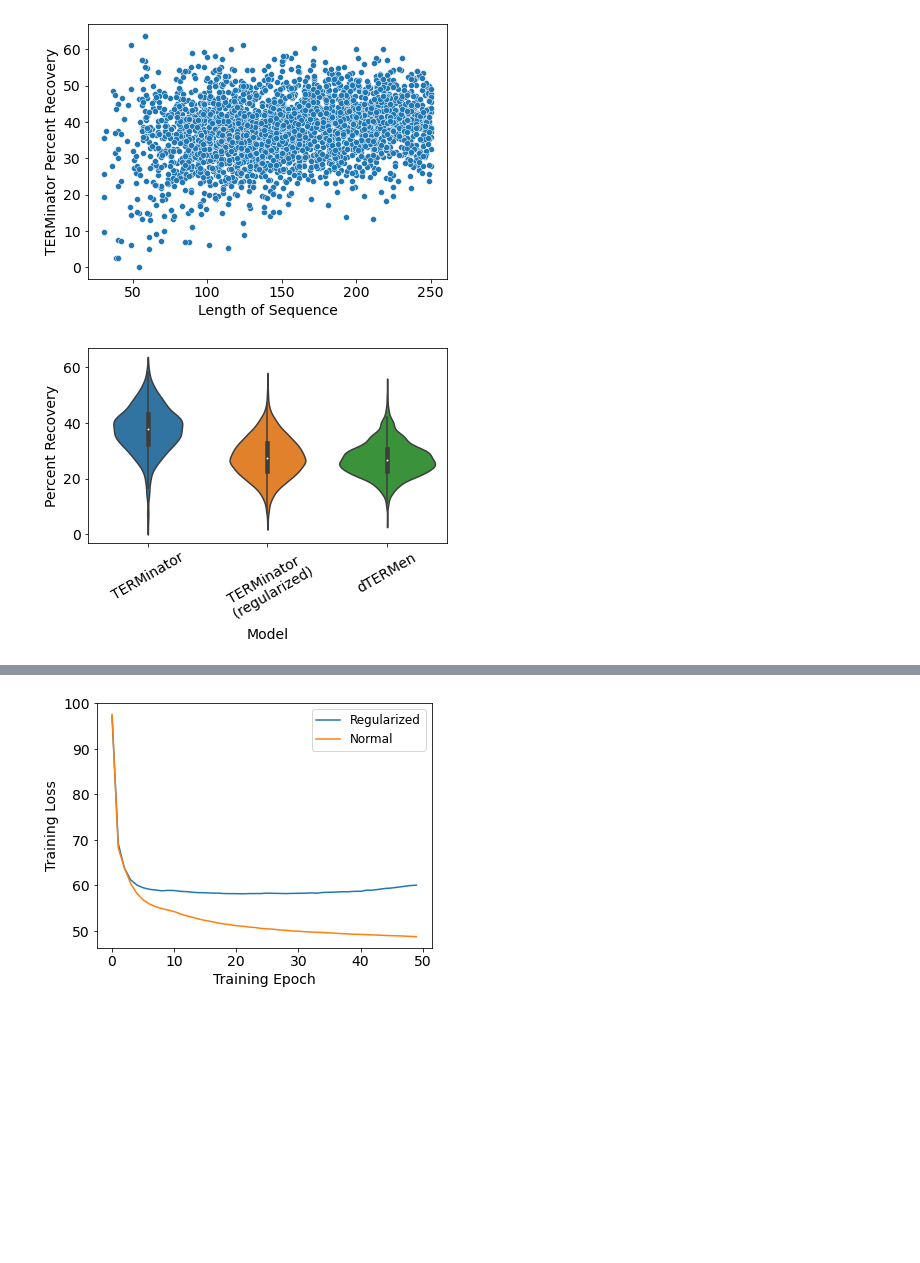
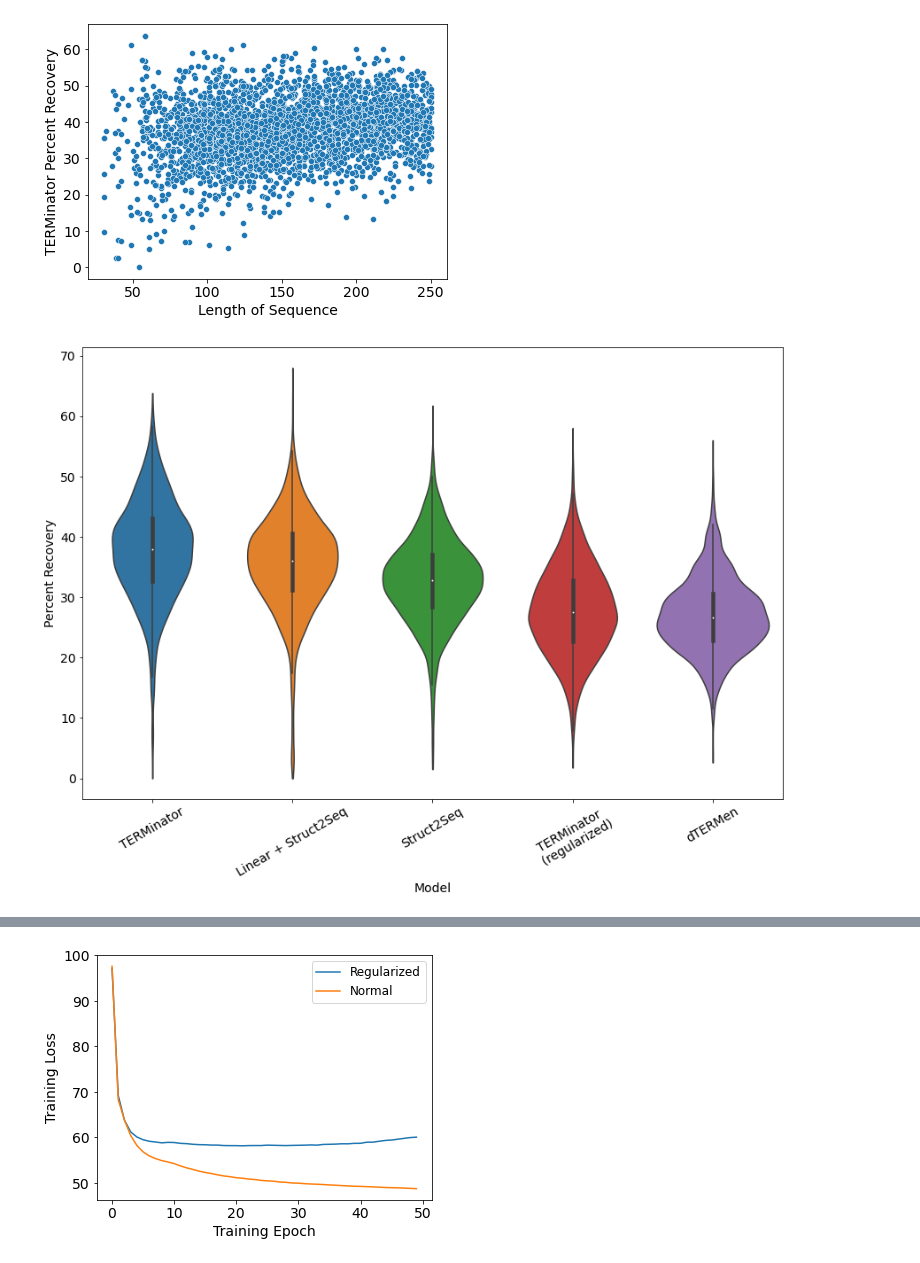
Before and after one commit to alexjli/terminator_public, a Jupyter notebook: analysis/test_run_analysis.ipynb, the cells around one changed output, grey strips where cells are left out. Drawn from its saved outputs; the diff is of its cells as text; code cells hidden in the pictures; blank space fills up the shorter version.

Commit message:
Struct2Seq running alone + analysis.

```diff
--- a/analysis/test_run_analysis.ipynb
+++ b/analysis/test_run_analysis.ipynb
@@ -109,0 +111,7 @@ for foldnum in np.arange(5):
+# %%
+dfs_fold_s2s = []
+for foldnum in [0, 2, 4, 6, 8]:
+    df_fold = pd.read_csv(f'/scratch/users/vsundar/TERMinator/outputs/test_run_fold{foldnum}_s2s/summary_results.csv')
+    df_fold['test_fold'] = foldnum/2
+    dfs_fold_s2s += [df_fold]
+dfs_fold_s2s = pd.concat(dfs_fold_s2s)
@@ -111,6 +146,7 @@ for foldnum in np.arange(5):
 dfs_fold_noreg['model'] = 'TERMinator_noreg'
 dfs_fold['model'] = 'TERMinator_reg'
 dfs_fold_linear_s2s['model'] = 'linear_s2s'
+dfs_fold_s2s['model'] = 's2s'
 # %%
 dfs_fold
 # %% [output]
@@ -130,7 +166,8 @@ dfs_fold
 # %%
-# dfs_fold_noreg = dfs_fold_noreg.drop('Unnamed: 0', axis=1)
-# dfs_fold = dfs_fold.drop('Unnamed: 0', axis=1)
+dfs_fold_noreg = dfs_fold_noreg.drop('Unnamed: 0', axis=1)
+dfs_fold = dfs_fold.drop('Unnamed: 0', axis=1)
 dfs_fold_linear_s2s = dfs_fold_linear_s2s.drop('Unnamed: 0', axis=1)
+dfs_fold_s2s = dfs_fold_s2s.drop('Unnamed: 0', axis=1)
 # %%
 id_values = []
 model_values = []
@@ -140,19 +177,21 @@ recovery_values = []
 test_fold_values = []
 term_len_values = []
 seq_len_values = []
-for row in dfs_fold_noreg.iterrows():
+for row in dfs_fold_linear_s2s.iterrows():
     reg_row = dfs_fold.loc[dfs_fold['ids'] == row[1].ids]
-    id_values += [row[1].ids, row[1].ids, row[1].ids]
-    model_values += ['TERMinator_noreg', 'TERMinator_reg', 'dTERMen']
-    pred_sequence_values += [row[1].pred_sequences, reg_row.pred_sequences.values[0], row[1].dtermen_pred_sequences]
-    real_sequence_values += [row[1].real_sequences, row[1].real_sequences, row[1].real_sequences]
-    recovery_values += [row[1].recovery, reg_row.recovery.values[0], row[1].dtermen_recovery]
-    test_fold_values += [row[1].test_fold, row[1].test_fold, row[1].test_fold]
+    noreg_row = dfs_fold_noreg.loc[dfs_fold_noreg['ids'] == row[1].ids]
+    s2s_row = dfs_fold_s2s.loc[dfs_fold_s2s['ids'] == row[1].ids]
+    id_values += [row[1].ids, row[1].ids, row[1].ids, row[1].ids, row[1].ids]
+    model_values += ['TERMinator_noreg', 'TERMinator_reg', 'linear_s2s', 'dTERMen', 's2s']
+    pred_sequence_values += [noreg_row.pred_sequences.values[0], reg_row.pred_sequences.values[0], row[1].pred_sequences, row[1].dtermen_pred_sequences, s2s_row.pred_sequences.values[0]]
+    real_sequence_values += [row[1].real_sequences, row[1].real_sequences, row[1].real_sequences, row[1].real_sequences, row[1].real_sequences]
+    recovery_values += [noreg_row.recovery.values[0], reg_row.recovery.values[0], row[1].recovery, row[1].dtermen_recovery, s2s_row.recovery.values[0]]
+    test_fold_values += [row[1].test_fold, row[1].test_fold, row[1].test_fold, row[1].test_fold, row[1].test_fold]
     with open(f'/scratch/users/alexjli/TERMinator/features_singlechain/{row[1].ids}/{row[1].ids}.length', 'r') as f:
         term_len = int(f.readline().strip())
-        term_len_values += [term_len, term_len, term_len]
+        term_len_values += [term_len, term_len, term_len, term_len, term_len]
         seq_len = int(f.readline().strip())
-        seq_len_values += [seq_len, seq_len, seq_len]
+        seq_len_values += [seq_len, seq_len, seq_len, seq_len, seq_len]
 combined_data = {'id': id_values, 'model': model_values, 'pred_sequence': pred_sequence_values, 'real_sequence': real_sequence_values, 'recovery': recovery_values, 'test_fold': test_fold_values, 'term_len': term_len_values, 'seq_len': seq_len_values}
 combined_data = pd.DataFrame(combined_data)
 # %%
@@ -258,13 +339,13 @@ fig.savefig('SequenceLength.jpg')
 # %% [output]
 [figure]
 # %%
-fig, ax = plt.subplots(figsize=(6,4.5))
-sns.violinplot(data = compare_models['recovery'], cut = 0, ax = ax)
+fig, ax = plt.subplots(figsize=(12,9))
+sns.violinplot(data = compare_models['recovery'], cut = 0, ax = ax, order=['TERMinator_noreg', 'linear_s2s', 's2s', 'TERMinator_reg', 'dTERMen'])
 ax.set_xlabel('Model')
 ax.set_ylabel('Percent Recovery')
-ax.set_xticklabels(['TERMinator', 'TERMinator\n (regularized)', 'dTERMen'], rotation=30)
+ax.set_xticklabels(['TERMinator', 'Linear + Struct2Seq', 'Struct2Seq', 'TERMinator\n (regularized)', 'dTERMen'], rotation=30)
 
 fig.tight_layout()
 fig.savefig('PerformanceViolin.jpg')
 # %% [output]
-[figure, old version]
+[figure, new version]
```
Also changed, not shown: parts of 18 cells of this notebook, 3 other files.
